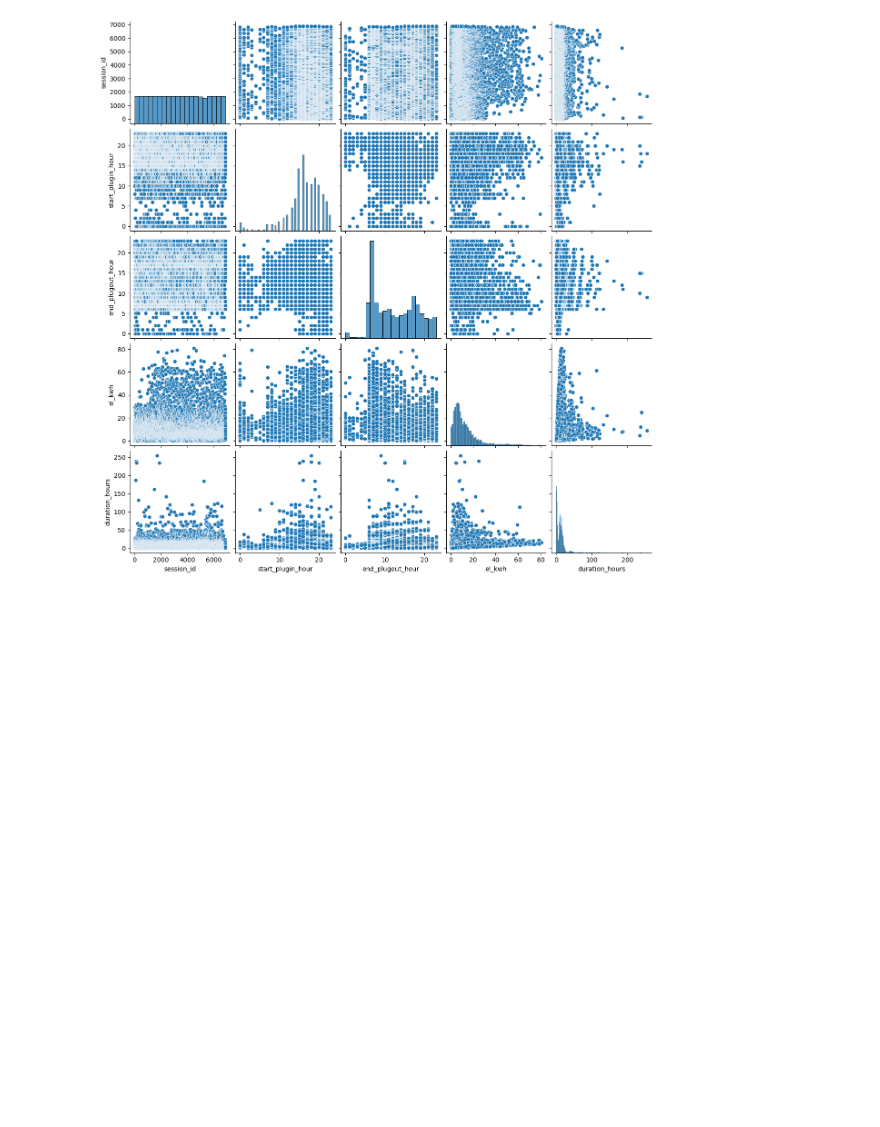
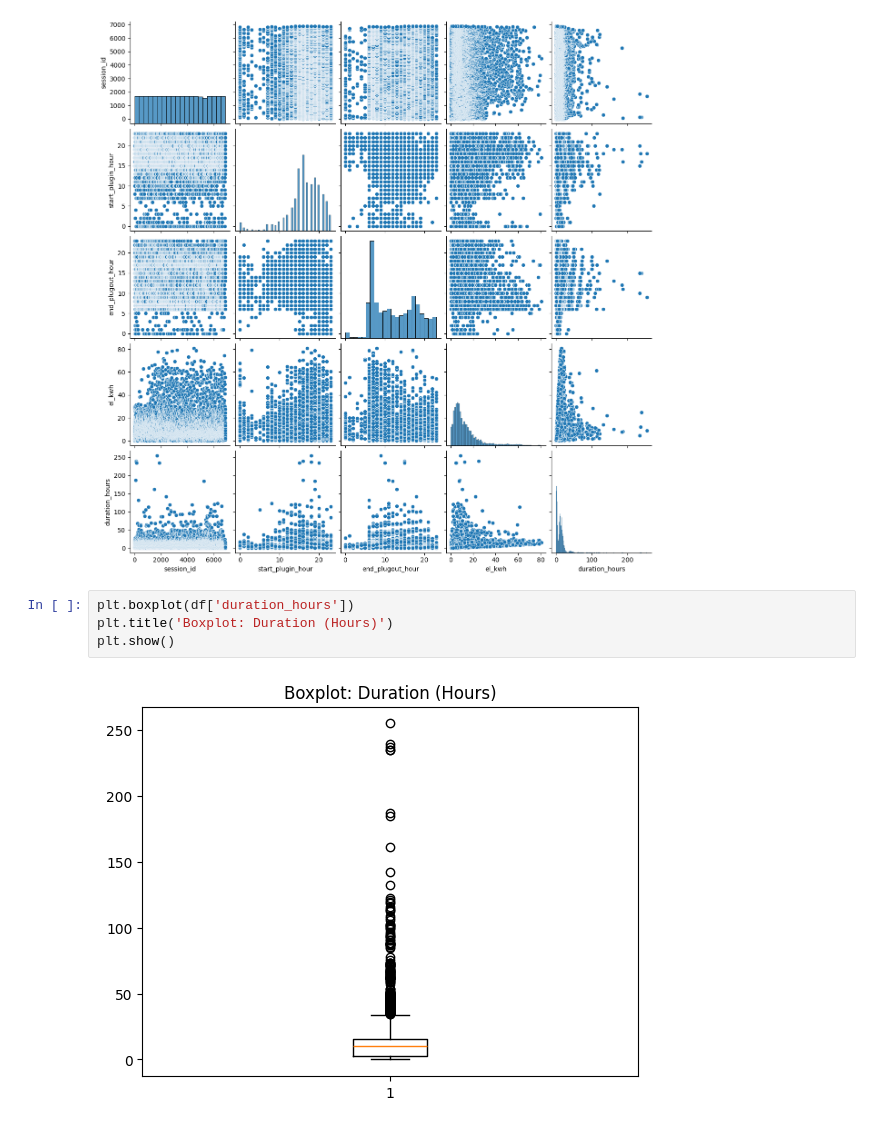
Before and after one commit to zahr888/mlops-ev-charging-predictor, a Jupyter notebook: notebooks/01_eda.ipynb, the cells around one changed output. Saved outputs shown, nothing was run; the diff lists cells and outputs as text; blank space fills up the shorter version.

```diff
--- a/notebooks/01_eda.ipynb
+++ b/notebooks/01_eda.ipynb
@@ -226,3 +290,9 @@ sns.pairplot(df)
 plt.show()
 # %% [output]
 [figure]
+# %%
+plt.boxplot(df['duration_hours'])
+plt.title('Boxplot: Duration (Hours)')
+plt.show()
+# %% [output]
+[figure, added]
```
Also changed, not shown: parts of 11 cells of this notebook, 2 other files.
